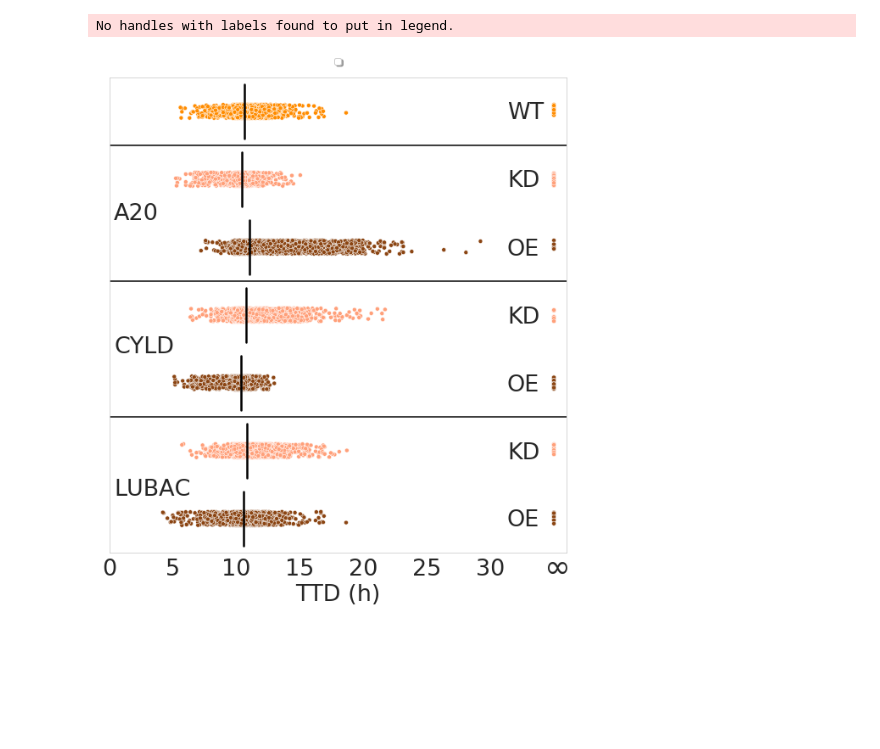
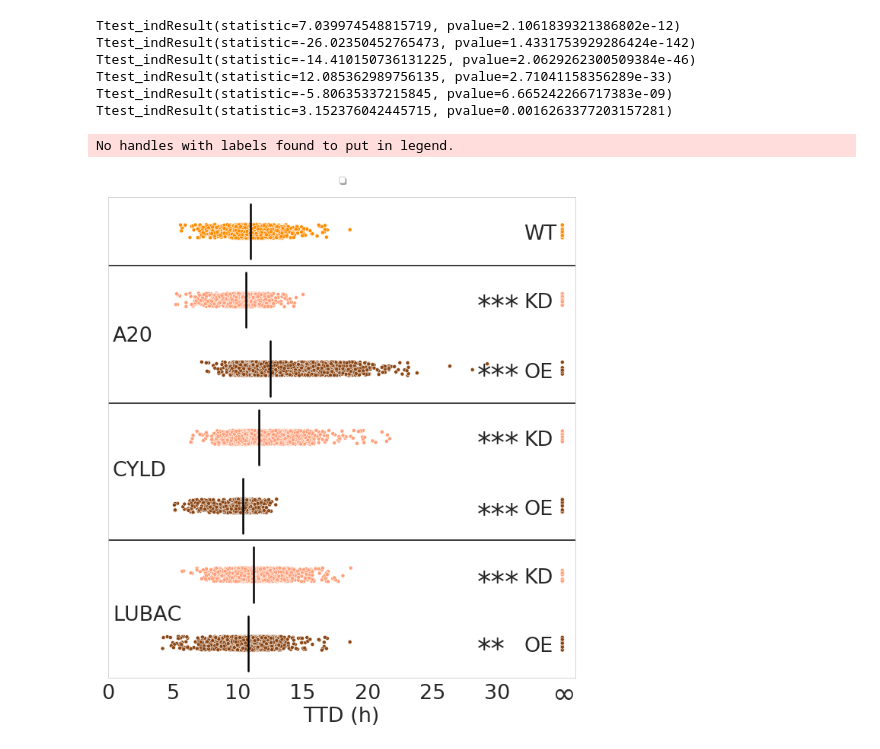
Before and after one commit to LoLab-MSM/NERM, a Jupyter notebook: sensitivity_analysis/Mode2/mode2_runfile_init_param_sens.ipynb, the cells around one changed output. Drawn from its saved outputs; the diff is of its cells as text; code cells hidden in the pictures; blank space fills up the shorter version.

```diff
--- a/sensitivity_analysis/Mode2/mode2_runfile_init_param_sens.ipynb
+++ b/sensitivity_analysis/Mode2/mode2_runfile_init_param_sens.ipynb
@@ -60,9 +60,25 @@ mode1df2 = pd.DataFrame({'WT': ttdm2wt2,
 dfclus0n2 = pd.DataFrame(data = mode1df2,
                         columns = ['WT', 'A20 KD', 'A20 OE','CYLD KD', 'CYLD OE', 'LUBAC KD', 'LUBAC OE'])
 dfclus1n2 = pd.melt(dfclus0n2)
+# %%
+from scipy.stats import ttest_ind
+
+print(ttest_ind(dfclus0n2['WT'], dfclus0n2['A20 KD']))
+print(ttest_ind(dfclus0n2['WT'], dfclus0n2['A20 OE']))
+print(ttest_ind(dfclus0n2['WT'], dfclus0n2['CYLD KD']))
+print(ttest_ind(dfclus0n2['WT'], dfclus0n2['CYLD OE']))
+print(ttest_ind(dfclus0n2['WT'], dfclus0n2['LUBAC KD']))
+print(ttest_ind(dfclus0n2['WT'], dfclus0n2['LUBAC OE']))
+# %% [output]
+Ttest_indResult(statistic=7.039974548815719, pvalue=2.1061839321386802e-12)
+Ttest_indResult(statistic=-26.02350452765473, pvalue=1.4331753929286424e-142)
+Ttest_indResult(statistic=-14.410150736131225, pvalue=2.0629262300509384e-46)
+Ttest_indResult(statistic=12.085362989756135, pvalue=2.71041158356289e-33)
+Ttest_indResult(statistic=-5.80635337215845, pvalue=6.665242266717383e-09)
+Ttest_indResult(statistic=3.152376042445715, pvalue=0.0016263377203157281)
 # %%
 sns.set_style("whitegrid", {'axes.grid' : False})
-fig, ax = plt.subplots(figsize = (8,9))
+fig, ax = plt.subplots(figsize = (9,10))
 my_pal = {"WT": "darkorange",
           "A20 KD":"lightsalmon", "A20 OE":"saddlebrown",
           "CYLD KD": "lightsalmon", "CYLD OE":"saddlebrown",
@@ -73,12 +89,11 @@ b = sns.stripplot(x="value", y="variable", data=pd.melt(dfclus0n2), marker = 'o'
 # plt.annotate('CYLD', xy = (0.01,.42), xycoords ='axes fraction', fontsize = 20) #(-0.2,.42)
 # plt.annotate('LUBAC', xy = (0.01,.12), xycoords ='axes fraction', fontsize = 20) #(-0.2,.12)
 # plt.annotate(r'$\infty$', xy = (0.95,-0.05), xycoords ='axes fraction', fontsize = 30)
-medianprops = dict(linestyle='-', linewidth=2.5, color='k')
-#            meanprops=meanpointprops,
-# boxprops = dict(linestyle='*', linewidth=30, color='k')
-b = sns.boxplot(showmeans=False,
-            meanline=False,
-            medianprops= medianprops,
+meanlineprops = dict(linestyle='-', linewidth=2.5, color='black')
+b = sns.boxplot(showmeans=True,
+            meanline=True,
+            meanprops = meanlineprops,
+            medianprops= {'visible': False},
             whiskerprops={'visible': False},
             zorder=10,
             x="value",
@@ -86,42 +101,49 @@ b = sns.boxplot(showmeans=False,
             data=pd.melt(dfclus0n2),
             showfliers=False,
             showbox=False,
             showcaps=False,
             ax=b)
 plt.annotate('A20', xy = (0.01,.7), xycoords ='axes fraction', fontsize = 27)
 plt.annotate('CYLD', xy = (0.01,.42), xycoords ='axes fraction', fontsize = 27)
 plt.annotate('LUBAC', xy = (0.01,.12), xycoords ='axes fraction', fontsize = 27)
 
-plt.annotate('WT', xy = (0.87,.912), xycoords ='axes fraction', fontsize = 27)#(-0.2,.7)
-plt.annotate('KD', xy = (0.87,.77), xycoords ='axes fraction', fontsize = 27) #(-0.2,.42)
-plt.annotate('OE', xy = (0.87,.625), xycoords ='axes fraction', fontsize = 27) #(-0.2,.12)
-plt.annotate('KD', xy = (0.87,.483), xycoords ='axes fraction', fontsize = 27) #(-0.2,.42)
-plt.annotate('OE', xy = (0.87,.34), xycoords ='axes fraction', fontsize = 27) #(-0.2,.12)
-plt.annotate('KD', xy = (0.87,.197), xycoords ='axes fraction', fontsize = 27) #(-0.2,.42)
-plt.annotate('OE', xy = (0.87,.055), xycoords ='axes fraction', fontsize = 27) #(-0.2,.12)
+plt.annotate('WT', xy = (0.89,.912), xycoords ='axes fraction', fontsize = 27)#(-0.2,.7)
+plt.annotate('KD', xy = (0.89,.77), xycoords ='axes fraction', fontsize = 27) #(-0.2,.42)
+plt.annotate('OE', xy = (0.89,.625), xycoords ='axes fraction', fontsize = 27) #(-0.2,.12)
+plt.annotate('KD', xy = (0.89,.483), xycoords ='axes fraction', fontsize = 27) #(-0.2,.42)
+plt.annotate('OE', xy = (0.89,.34), xycoords ='axes fraction', fontsize = 27) #(-0.2,.12)
+plt.annotate('KD', xy = (0.89,.197), xycoords ='axes fraction', fontsize = 27) #(-0.2,.42)
+plt.annotate('OE', xy = (0.89,.055), xycoords ='axes fraction', fontsize = 27) #(-0.2,.12)
+
+plt.annotate('***', xy = (0.79,.755), xycoords ='axes fraction', fontsize = 37) #a20kd
+plt.annotate('***', xy = (0.79,.61), xycoords ='axes fraction', fontsize = 37)#a20oe
+plt.annotate('***', xy = (0.79,.47), xycoords ='axes fraction', fontsize = 37) #cyldkd
+plt.annotate('***', xy = (0.79,.32), xycoords ='axes fraction', fontsize = 37) #cyldoe
+plt.annotate('***', xy = (0.79,.18), xycoords ='axes fraction', fontsize = 37) #lubkd
+plt.annotate('**', xy = (0.79,.04), xycoords ='axes fraction', fontsize = 37) #luboe
 plt.axhline(y=0.5, color = 'k')
 plt.axhline(y=2.5, color = 'k')
 plt.axhline(y=4.5, color = 'k')
 plt.yticks(ticks = plt.yticks()[0], labels = ['', '', '','', '','', ''])
 plt.annotate(r'$\infty$', xy = (0.95,-0.05), xycoords ='axes fraction', fontsize = 37)
 
 # plt.yticks(ticks = plt.yticks()[0], labels = ['WT', 'KD', 'OE','KD', 'OE','KD', 'OE'])
 b.set_xlabel("")
 plt.xticks(fontsize = 27)
 b.set_ylabel("")
 b.tick_params(labelsize=27)
 plt.xlim(xmax = 36, xmin = 0)
 ax.set_xticks([0,5, 10, 15, 20, 25,30])
 b.set_xlabel("TTD (h)",fontsize = 27)
 # ax.set_xticks([0,300, 600, 900, 1200, 1500,1800])
 plt.tight_layout()
 # plt.xlim(xmin = 1)
 plt.legend(loc='upper center', bbox_to_anchor=(0.5, 1.05),
           ncol=3, fancybox=True, shadow=True)
-plt.savefig('pmlkl_mode2_initsens_100tnf_stripdots_hrs_kdoeinside_edgewhite_testingmedian_long.pdf')
+plt.savefig('pmlkl_mode2_initsens_100tnf_stripdots_hrs_kdoeinside_edgewhite_meanwsig.pdf')
 # %% [output]
 No handles with labels found to put in legend.
-[figure, old version]
+[figure, new version]
 # %%
 dfmode2hr = pd.read_csv("mode2_allparamsensdf_ttds.csv", index_col=0)
 # %%
```
Also changed, not shown: parts of 3 cells of this notebook, 31 other files.
